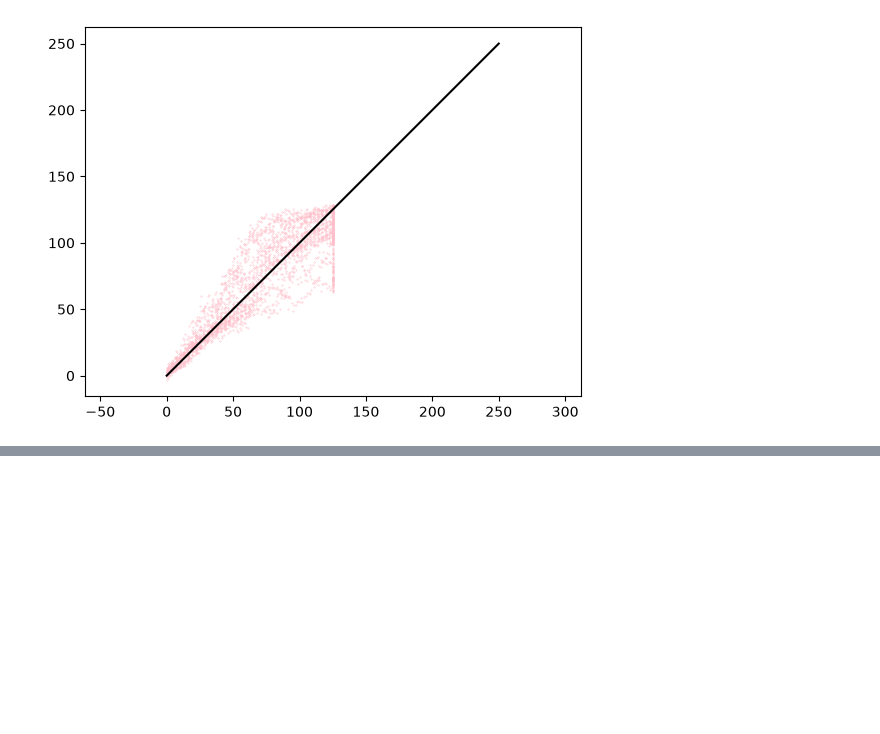
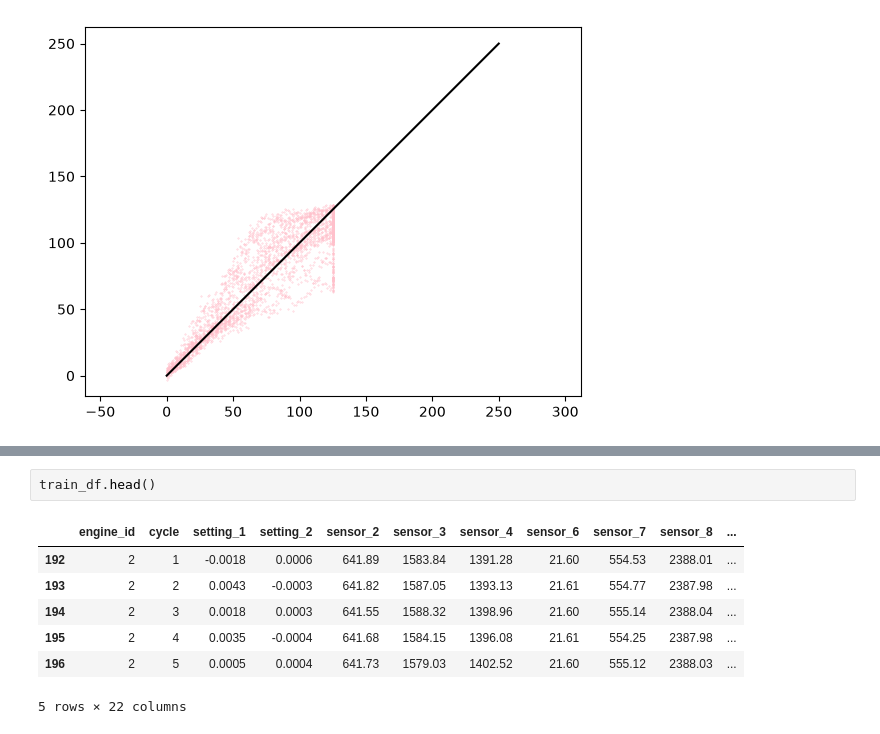
Before and after one commit to iamprakhar10/aircraft-rul-predictor, a Jupyter notebook: notebooks/01_explore_fd001.ipynb, the cells around one changed output, grey strips where cells are left out. Drawn from its saved outputs; the diff is of its cells as text; blank space fills up the shorter version.

```diff
--- a/notebooks/01_explore_fd001.ipynb
+++ b/notebooks/01_explore_fd001.ipynb
@@ -915,0 +972,10 @@ plt.axis('equal')
+# %%
+train_df.head()
+# %% [output]
+|  | engine_id | cycle | setting_1 | setting_2 | sensor_2 | sensor_3 | sensor_4 | sensor_6 | sensor_7 | sensor_8 | ... |
+| 192 | 2 | 1 | -0.0018 | 0.0006 | 641.89 | 1583.84 | 1391.28 | 21.60 | 554.53 | 2388.01 | ... |
+| 193 | 2 | 2 | 0.0043 | -0.0003 | 641.82 | 1587.05 | 1393.13 | 21.61 | 554.77 | 2387.98 | ... |
+| 194 | 2 | 3 | 0.0018 | 0.0003 | 641.55 | 1588.32 | 1398.96 | 21.60 | 555.14 | 2388.04 | ... |
+| 195 | 2 | 4 | 0.0035 | -0.0004 | 641.68 | 1584.15 | 1396.08 | 21.61 | 554.25 | 2387.98 | ... |
+| 196 | 2 | 5 | 0.0005 | 0.0004 | 641.73 | 1579.03 | 1402.52 | 21.60 | 555.12 | 2388.03 | ... |
+5 rows × 22 columns
```
Also changed, not shown: parts of 27 cells of this notebook, 3 other files.
